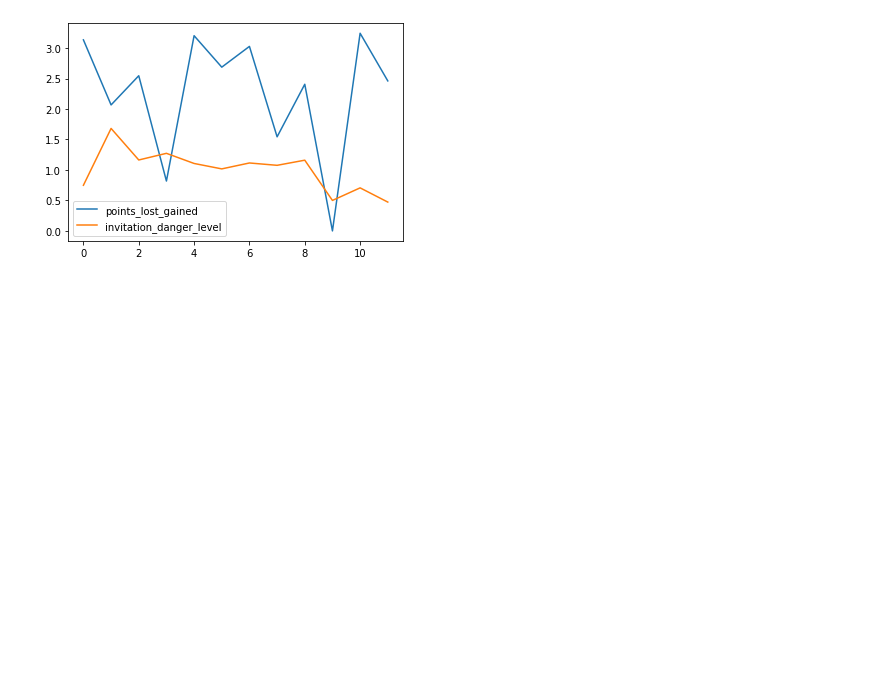
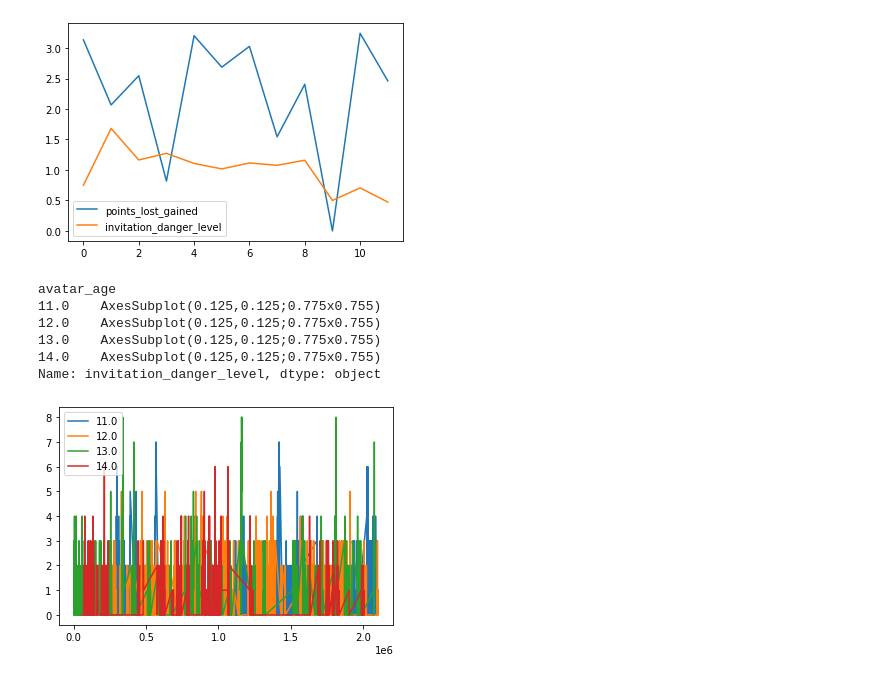
Before and after one commit to ChallaHadley/datafest, a Jupyter notebook: Akilan.ipynb, the cells around one changed output. Saved outputs shown, nothing was run; the diff lists cells and outputs as text; code cells hidden in the pictures; blank space fills up the shorter version.

```diff
--- a/Akilan.ipynb
+++ b/Akilan.ipynb
@@ -69,3 +81,17 @@ Q.reset_index().plot(y=['points_lost_gained', 'invitation_danger_level'])
 # %% [output]
 <AxesSubplot:>
 [figure]
+# %%
+printed = False
+pa[['player_id', 'event_id', 'stack_id', 'missed_safe_invitations', 'accepted_unsafe_invitations', 'event_category', 'points_lost_gained', 'minigame_level', 'avatar_age']].fillna(method='ffill').query('event_category == "People Sense"').query('stack_id != 12').dropna().query('event_id == 911').assign(invitation_danger_level = lambda Q: Q.missed_safe_invitations + Q.accepted_unsafe_invitations).groupby('avatar_age')['invitation_danger_level'].plot(y='invitation_danger_level', legend=True)
+
+
+##['stack_id'].plot(x='stack_id', y='invitation_danger_level')
+# %% [output]
+avatar_age
+11.0    AxesSubplot(0.125,0.125;0.775x0.755)
+12.0    AxesSubplot(0.125,0.125;0.775x0.755)
+13.0    AxesSubplot(0.125,0.125;0.775x0.755)
+14.0    AxesSubplot(0.125,0.125;0.775x0.755)
+Name: invitation_danger_level, dtype: object
+[figure, added]
```
Also changed, not shown: parts of 18 cells of this notebook, 6 other files.
